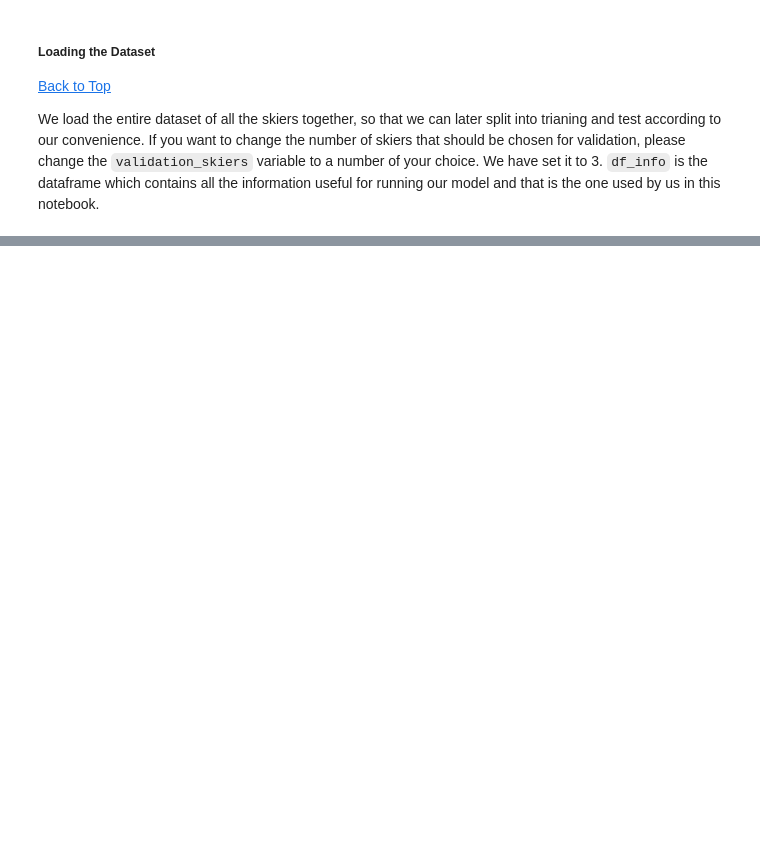
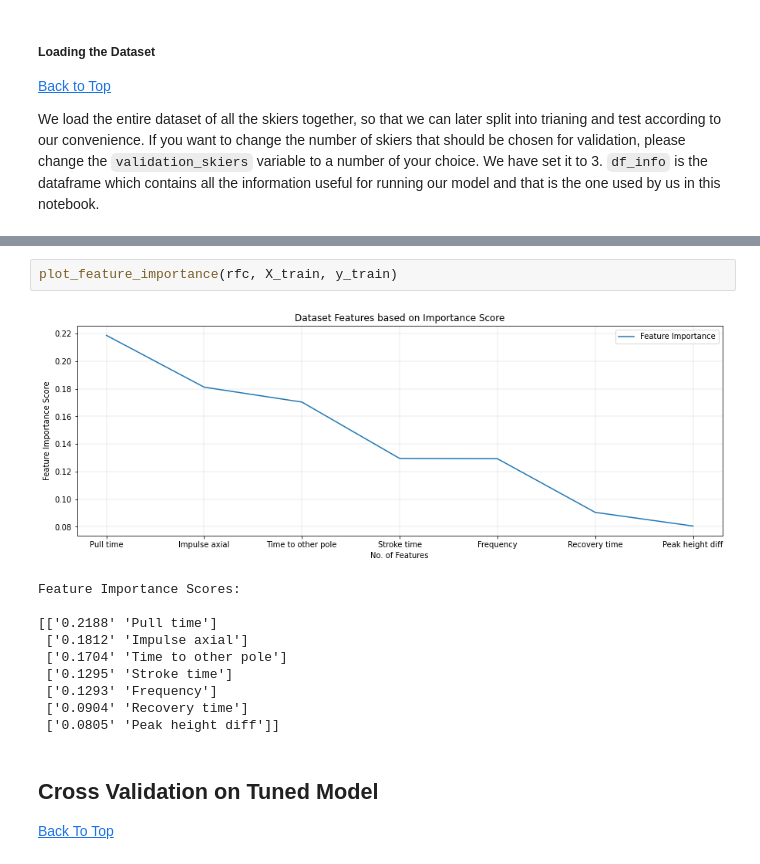
Before and after one commit to DavidLarssonIO/Data-driven-gait-analysis, a Jupyter notebook: main-data-classification.ipynb, the cells around one changed output, grey strips where cells are left out. Drawn from its saved outputs; the diff is of its cells as text; blank space fills up the shorter version.

```diff
--- a/main-data-classification.ipynb
+++ b/main-data-classification.ipynb
@@ -130,2 +155,19 @@ The experiment is performed within the `for` loop which is used to repeat the ex
+# %%
+plot_feature_importance(rfc, X_train, y_train)
+# %% [output]
+[figure, added]
+Feature Importance Scores:
+
+[['0.2188' 'Pull time']
+ ['0.1812' 'Impulse axial']
+ ['0.1704' 'Time to other pole']
+ ['0.1295' 'Stroke time']
+ ['0.1293' 'Frequency']
+ ['0.0904' 'Recovery time']
+ ['0.0805' 'Peak height diff']]
+# %% [markdown]
+<a id="rfc_cv"></a>
+## Cross Validation on Tuned Model
+[Back To Top](#home)
 # %%
 # Create a dataframe that will store data for every run in one table
```
Also changed, not shown: parts of 36 cells of this notebook.
